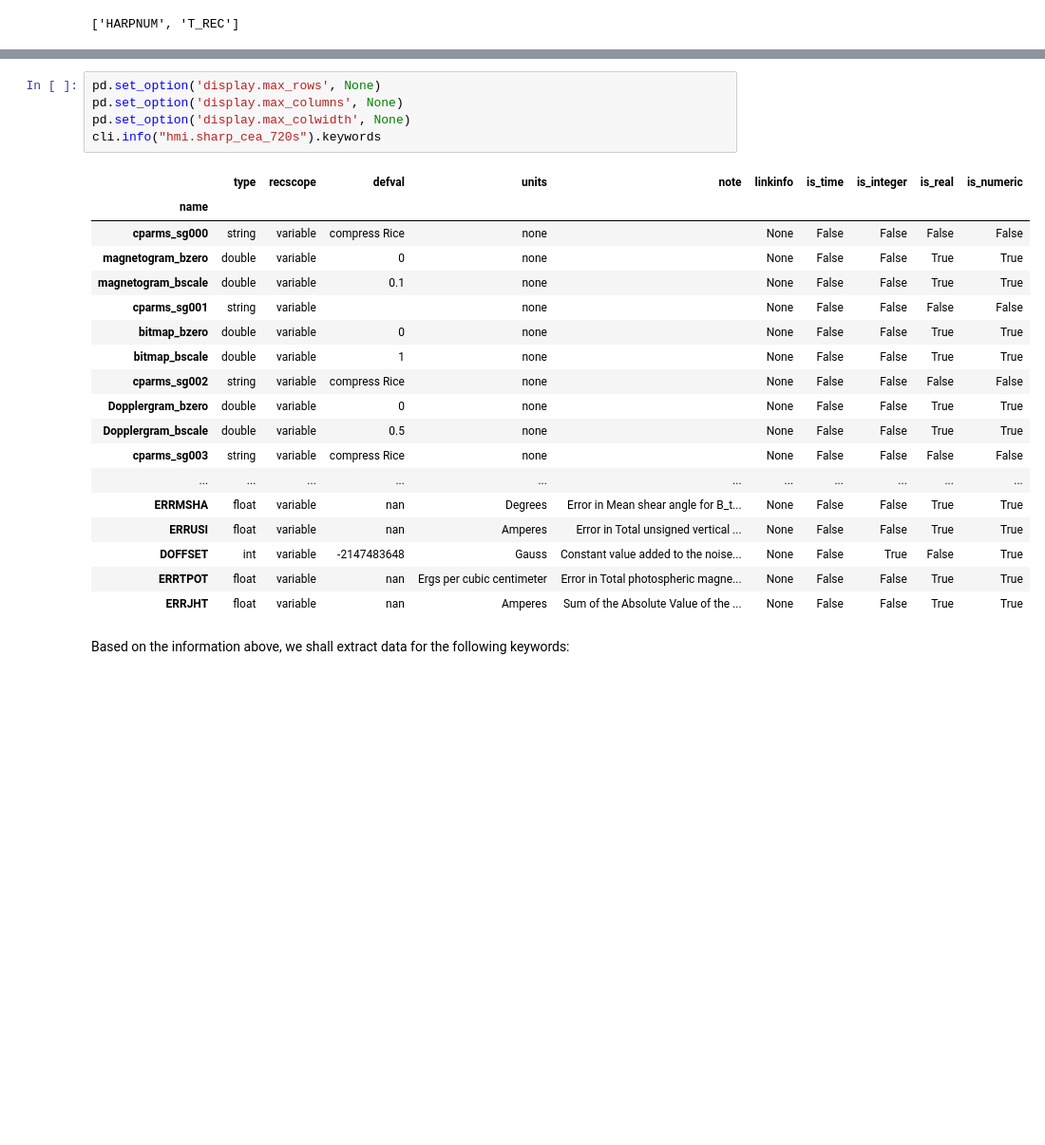
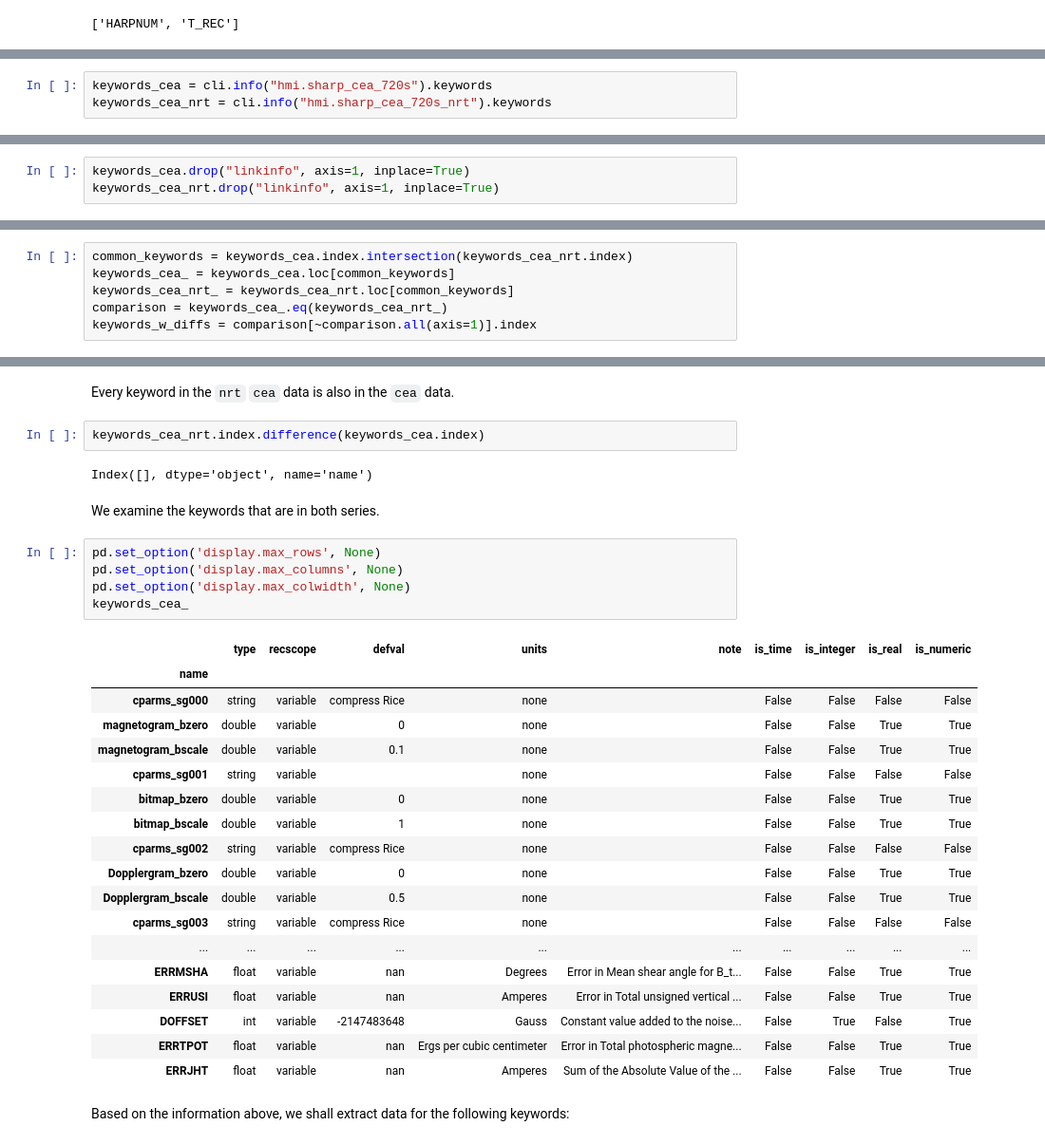
Before and after one commit to victorverma/harp_data, a Jupyter notebook: notebooks/get_keywords.ipynb, the cells around one changed output, grey strips where cells are left out. Shown: that part at 95% size. Drawn from its saved outputs; the diff is of its cells as text; blank space fills up the shorter version.

Commit message:
Compare definitive, nrt cea keywords

```diff
--- a/notebooks/get_keywords.ipynb
+++ b/notebooks/get_keywords.ipynb
@@ -41,0 +42,3 @@ These are all the keywords, their descriptions, and their data types:
+# %%
+keywords_cea = cli.info("hmi.sharp_cea_720s").keywords
+keywords_cea_nrt = cli.info("hmi.sharp_cea_720s_nrt").keywords
@@ -41,0 +56,3 @@ These are all the keywords, their descriptions, and their data types:
+# %%
+keywords_cea.drop("linkinfo", axis=1, inplace=True)
+keywords_cea_nrt.drop("linkinfo", axis=1, inplace=True)
@@ -41,0 +61,6 @@ These are all the keywords, their descriptions, and their data types:
+# %%
+common_keywords = keywords_cea.index.intersection(keywords_cea_nrt.index)
+keywords_cea_ = keywords_cea.loc[common_keywords]
+keywords_cea_nrt_ = keywords_cea_nrt.loc[common_keywords]
+comparison = keywords_cea_.eq(keywords_cea_nrt_)
+keywords_w_diffs = comparison[~comparison.all(axis=1)].index
@@ -42,27 +90,35 @@ These are all the keywords, their descriptions, and their data types:
+# %% [markdown]
+Every keyword in the `nrt` `cea` data is also in the `cea` data.
+# %%
+keywords_cea_nrt.index.difference(keywords_cea.index)
+# %% [output]
+Index([], dtype='object', name='name')
+# %% [markdown]
+We examine the keywords that are in both series.
 # %%
 pd.set_option('display.max_rows', None)
 pd.set_option('display.max_columns', None)
 pd.set_option('display.max_colwidth', None)
-cli.info("hmi.sharp_cea_720s").keywords
+keywords_cea_
 # %% [output]
-|  | type | recscope | defval | units | note | linkinfo | is_time | is_integer | is_real | is_numeric |
-| name |  |  |  |  |  |  |  |  |  |  |
-| cparms_sg000 | string | variable | compress Rice | none |  | None | False | False | False | False |
-| magnetogram_bzero | double | variable | 0 | none |  | None | False | False | True | True |
-| magnetogram_bscale | double | variable | 0.1 | none |  | None | False | False | True | True |
-| cparms_sg001 | string | variable |  | none |  | None | False | False | False | False |
-| bitmap_bzero | double | variable | 0 | none |  | None | False | False | True | True |
-| bitmap_bscale | double | variable | 1 | none |  | None | False | False | True | True |
-| cparms_sg002 | string | variable | compress Rice | none |  | None | False | False | False | False |
-| Dopplergram_bzero | double | variable | 0 | none |  | None | False | False | True | True |
-| Dopplergram_bscale | double | variable | 0.5 | none |  | None | False | False | True | True |
-| cparms_sg003 | string | variable | compress Rice | none |  | None | False | False | False | False |
-| ... | ... | ... | ... | ... | ... | ... | ... | ... | ... | ... |
-| ERRMSHA | float | variable | nan | Degrees | Error in Mean shear angle for B_t... | None | False | False | True | True |
-| ERRUSI | float | variable | nan | Amperes | Error in Total unsigned vertical ... | None | False | False | True | True |
-| DOFFSET | int | variable | -2147483648 | Gauss | Constant value added to the noise... | None | False | True | False | True |
-| ERRTPOT | float | variable | nan | Ergs per cubic centimeter | Error in Total photospheric magne... | None | False | False | True | True |
-| ERRJHT | float | variable | nan | Amperes | Sum of the Absolute Value of the ... | None | False | False | True | True |
+|  | type | recscope | defval | units | note | is_time | is_integer | is_real | is_numeric |
+| name |  |  |  |  |  |  |  |  |  |
+| cparms_sg000 | string | variable | compress Rice | none |  | False | False | False | False |
+| magnetogram_bzero | double | variable | 0 | none |  | False | False | True | True |
+| magnetogram_bscale | double | variable | 0.1 | none |  | False | False | True | True |
+| cparms_sg001 | string | variable |  | none |  | False | False | False | False |
+| bitmap_bzero | double | variable | 0 | none |  | False | False | True | True |
+| bitmap_bscale | double | variable | 1 | none |  | False | False | True | True |
+| cparms_sg002 | string | variable | compress Rice | none |  | False | False | False | False |
+| Dopplergram_bzero | double | variable | 0 | none |  | False | False | True | True |
+| Dopplergram_bscale | double | variable | 0.5 | none |  | False | False | True | True |
+| cparms_sg003 | string | variable | compress Rice | none |  | False | False | False | False |
+| ... | ... | ... | ... | ... | ... | ... | ... | ... | ... |
+| ERRMSHA | float | variable | nan | Degrees | Error in Mean shear angle for B_t... | False | False | True | True |
+| ERRUSI | float | variable | nan | Amperes | Error in Total unsigned vertical ... | False | False | True | True |
+| DOFFSET | int | variable | -2147483648 | Gauss | Constant value added to the noise... | False | True | False | True |
+| ERRTPOT | float | variable | nan | Ergs per cubic centimeter | Error in Total photospheric magne... | False | False | True | True |
+| ERRJHT | float | variable | nan | Amperes | Sum of the Absolute Value of the ... | False | False | True | True |
 # %% [markdown]
 Based on the information above, we shall extract data for the following keywords:
 # %%
```
Also changed, not shown: parts of 11 cells of this notebook.
